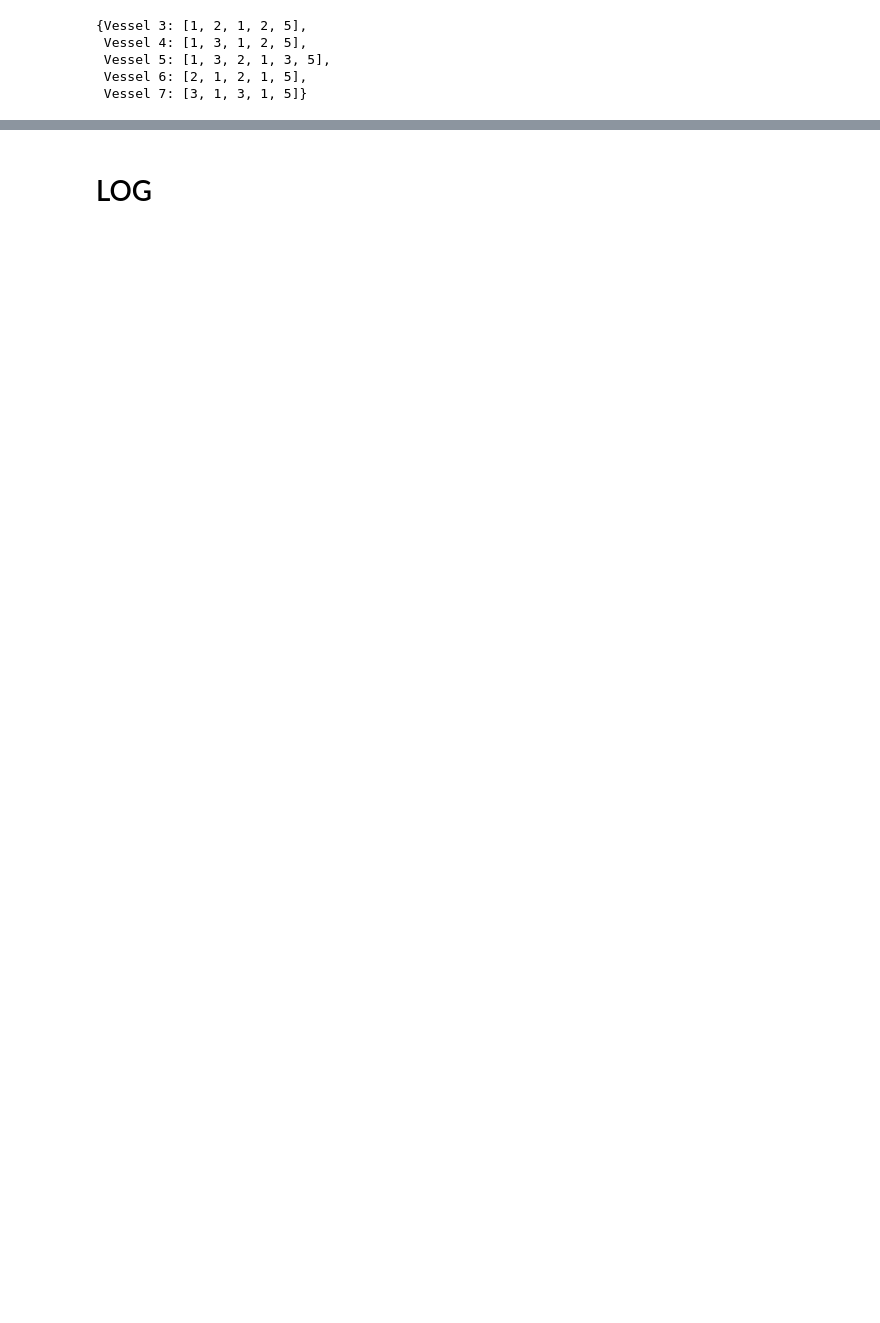
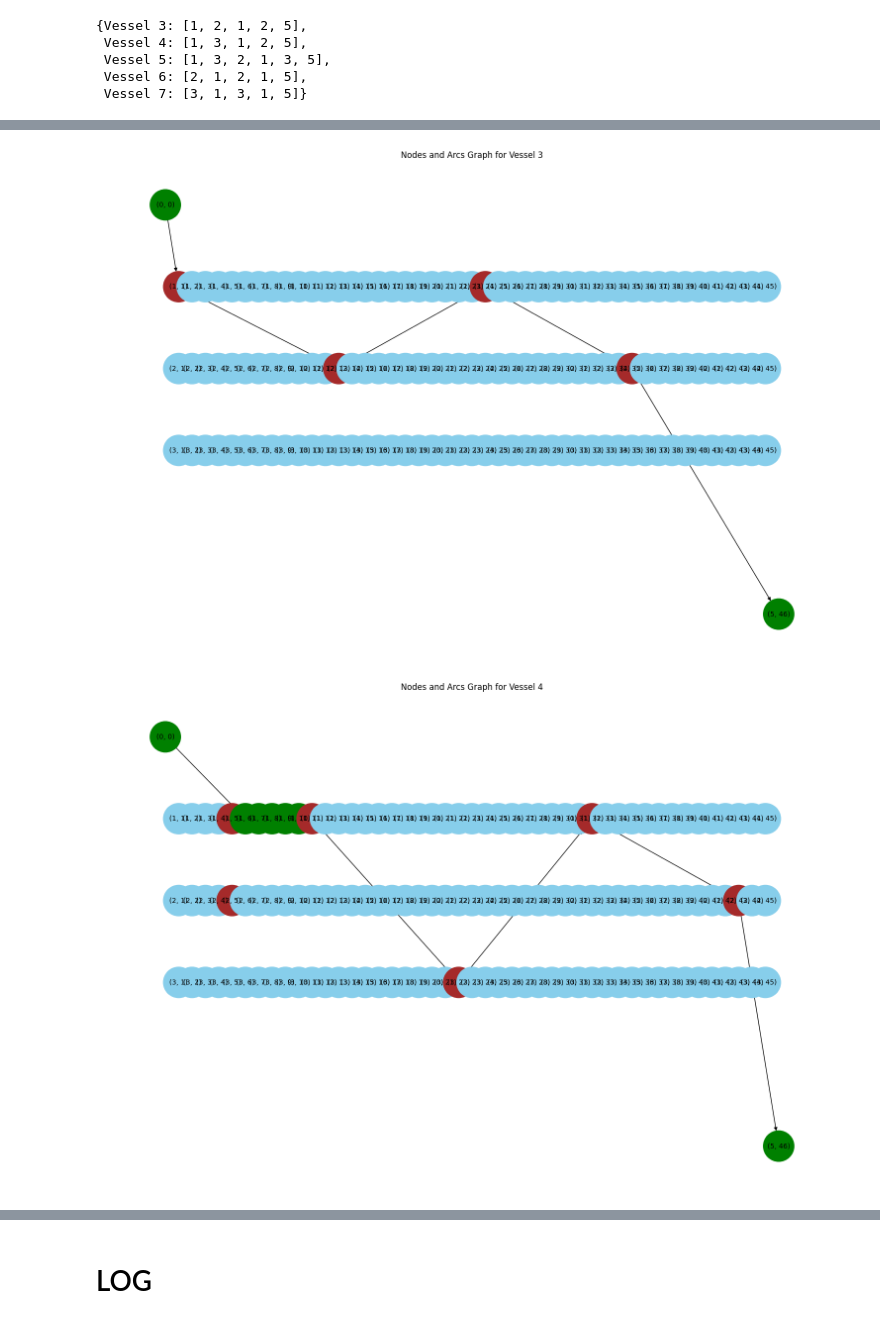
Before and after one commit to tobiasbergeland/SpeedOptiRepo, a Jupyter notebook: MIRP_Route_Fixed_Speed_Optimization.ipynb, the cells around one changed output, grey strips where cells are left out. Saved outputs shown, nothing was run; the diff lists cells and outputs as text; code cells hidden in the pictures; blank space fills up the shorter version.

```diff
--- a/MIRP_Route_Fixed_Speed_Optimization.ipynb
+++ b/MIRP_Route_Fixed_Speed_Optimization.ipynb
@@ -1323,11 +1385,12 @@ m.update()
 # m.update()
 # %%
 # #Constraint (10)
+'40'
 
 for index in all_o_indices:
     port_number, time, vessel, visit = index
     node = NODE_DICT[(port_number, time)]
     incoming_to_node = [arc for arc in vessel_arcs[vessel] if arc.destination_node == node]
-    m.addConstr(o[index] <= gp.quicksum((x[in_arc.tuple, vessel]) for in_arc in incoming_to_node), name = f'Operate_vessel_{vessel}_node_{node.port.number}_time_{node.time}_visit_{visit}')
+    m.addConstr(o[index] <= gp.quicksum((x[in_arc.tuple, vessel]) for in_arc in incoming_to_node), name = 'Physical presence')
 
 m.update()
@@ -1429,7 +1486,7 @@ visit_count
  Vessel 6: {1: 2, 2: 2, 3: 0},
  Vessel 7: {1: 2, 2: 0, 3: 2}}
 # %%
-
+'47'
 # Enforcing the correct sequence of operations
 for v in vessels:
     sequence = VESSEL_ROUTES[v]
@@ -1443,12 +1500,17 @@ for v in vessels:
         next_visit = visit_counts[next_port] + 1
 
         # For each time period, ensure the operation at next_port follows the operation at this_port
-        for t in TIME_PERIOD_RANGE:
+        for t in range(start_times[v], NUM_TIME_PERIODS):
+            index_this = (this_port, t, v, this_visit)
+            index_next = (next_port, t, v, next_visit)
+            if index_this not in all_o_indices or index_next not in all_o_indices:
+                continue
             # Sum of operations at this_port for all time periods up to t-1 must be greater than or equal to
             # the sum of operations at next_port for all time periods up to t
+
             m.addConstr(
-                gp.quicksum(o[this_port, t_prime, v, this_visit] for t_prime in TIME_PERIOD_RANGE if t_prime < t) >=
-                gp.quicksum(o[next_port, t_prime, v, next_visit] for t_prime in TIME_PERIOD_RANGE if t_prime <= t),
+                gp.quicksum(o[this_port, t_prime, v, this_visit] for t_prime in range(start_times[v], NUM_TIME_PERIODS+1) if t_prime < t) >=
+                gp.quicksum(o[next_port, t_prime, v, next_visit] for t_prime in range(start_times[v], NUM_TIME_PERIODS+1) if t_prime <= t),
                 name=f'Sequence_{v}_this_{this_port}_{this_visit}_next_{next_port}_{next_visit}_time_{t}'
             )
 m.update()
@@ -1499,12 +1582,29 @@ Vessel 7
 # %%
 # Constraint (17) modification
-# Ensure that q is at least 1/4 of the vessel's capacity if o is 1
+# Ensure that q is at least 1/4 of the vessel's capacity if o is 1 and that it is 0 if o is 0
 
 for v in vessels:
     for node in regularNodes:
-        o_indices = [index for index in all_o_indices if index[0] == node.port.number and index[1] == node.time and index[2] == v]
-        for index in o_indices:
-            m.addConstr(q[node.port.number, node.time, v] >= 1/4 * v.max_inventory * o[index], name=f'q_{node.port.number}_{node.time}_{v}_visit_{visit}')
+        if node.time < start_times[v]:
+            m.addConstr(q[node.port.number, node.time, v] == 0, name=f'q_{node.port.number}_{node.time}_{v}_visit_{visit}')
+        else:
+            o_indices = [index for index in all_o_indices if index[0] == node.port.number and index[1] == node.time and index[2] == v]
+            for index in o_indices:
+
+                for index in o_indices:
+                    # # Lower bound constraint
+                    # m.addConstr(q[node.port.number, node.time, v] >= 1/4 * v.max_inventory * o[index],
+                    #             name=f'q_{node.port.number}_{node.time}_{v}_visit_{visit}_lb')
+
+                    # # Upper bound constraint
+                    # m.addConstr(q[node.port.number, node.time, v] <= v.max_inventory * o[index],
+                    #             name=f'q_{node.port.number}_{node.time}_{v}_visit_{visit}_ub')
+
+
+                    m.addConstr(q[node.port.number, node.time, v] >= 1/4 * v.max_inventory * o[index], name=f'q_{node.port.number}_{node.time}_{v}_visit_{visit}')
+
+
+m.update()
 # %%
 # # Constraint 18
 # # Ensure that the sum of o variables for each vessel is equal to the length of the vessel's route
@@ -1713,5 +1859,8 @@ o
  (3, 45, Vessel 7, 1): <gurobi.Var o[3,45,Vessel 7,1] (value 0.0)>,
  (3, 45, Vessel 7, 2): <gurobi.Var o[3,45,Vessel 7,2] (value 0.0)>}
 # %%
-# for v in vessels:
-#     visualize_solution_for_vessel(v, vessel_routes_incl_wa)
+for v in vessels:
+    visualize_solution_for_vessel(v, vessel_routes_incl_wa)
+# %% [output]
+[figure, added]
+[figure, added]
```
Also changed, not shown: parts of 43 cells of this notebook, 27 other files.
